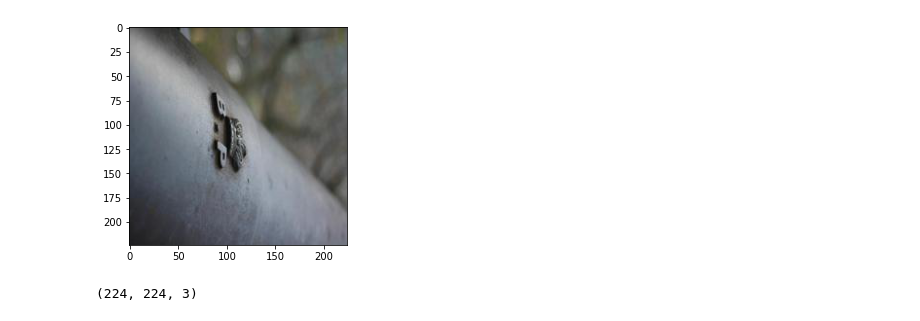
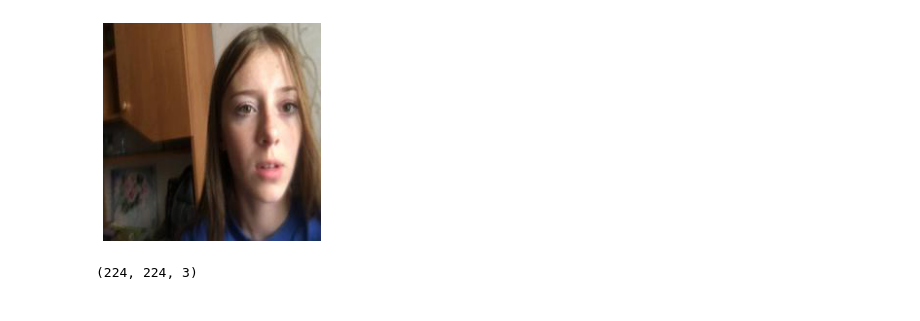
Before and after one commit to MasoudMoeini/Image-blur-detection, a Jupyter notebook: image_blur_detection_with_keras.ipynb, the cells around one changed output. Cells and saved outputs as stored; diff of their text form; code cells hidden in the pictures.

```diff
--- a/image_blur_detection_with_keras.ipynb
+++ b/image_blur_detection_with_keras.ipynb
@@ -104,16 +107,11 @@ epoch 19 batch number 99
 # %%
-from PIL import Image
-import numpy
-from numpy import asarray
-from tensorflow.keras.preprocessing.image import img_to_array
-img = Image.open("out_of_focus0080_shi.jpg")
+img= Image.open("89_IPHONE-6S_.jpg")
 plt.imshow(img)
+plt.axis("off")
 img = asarray(img).astype(np.float32)/ 255.0
-#img_1=img.reshape(1,224,224,3)/ 255.0
-#img = img_to_array(img)
 img = np.expand_dims(img, axis=0)
 # %% [output]
-[figure, old version]
+[figure, new version]
 # %%
 pred = encoder_decoder.predict(img)
 pred = (pred[0]*255.0).astype(np.uint8)
```
Also changed, not shown: parts of 15 cells of this notebook.
